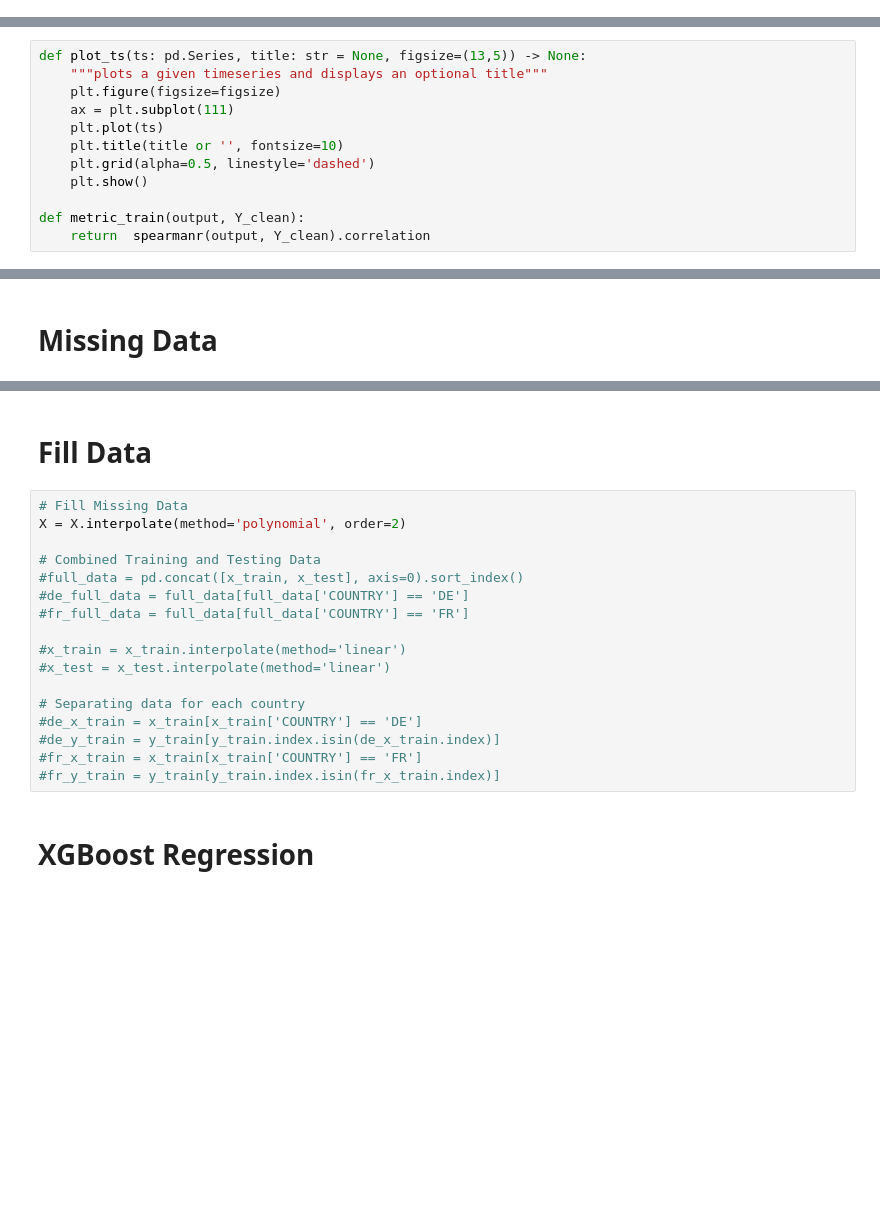
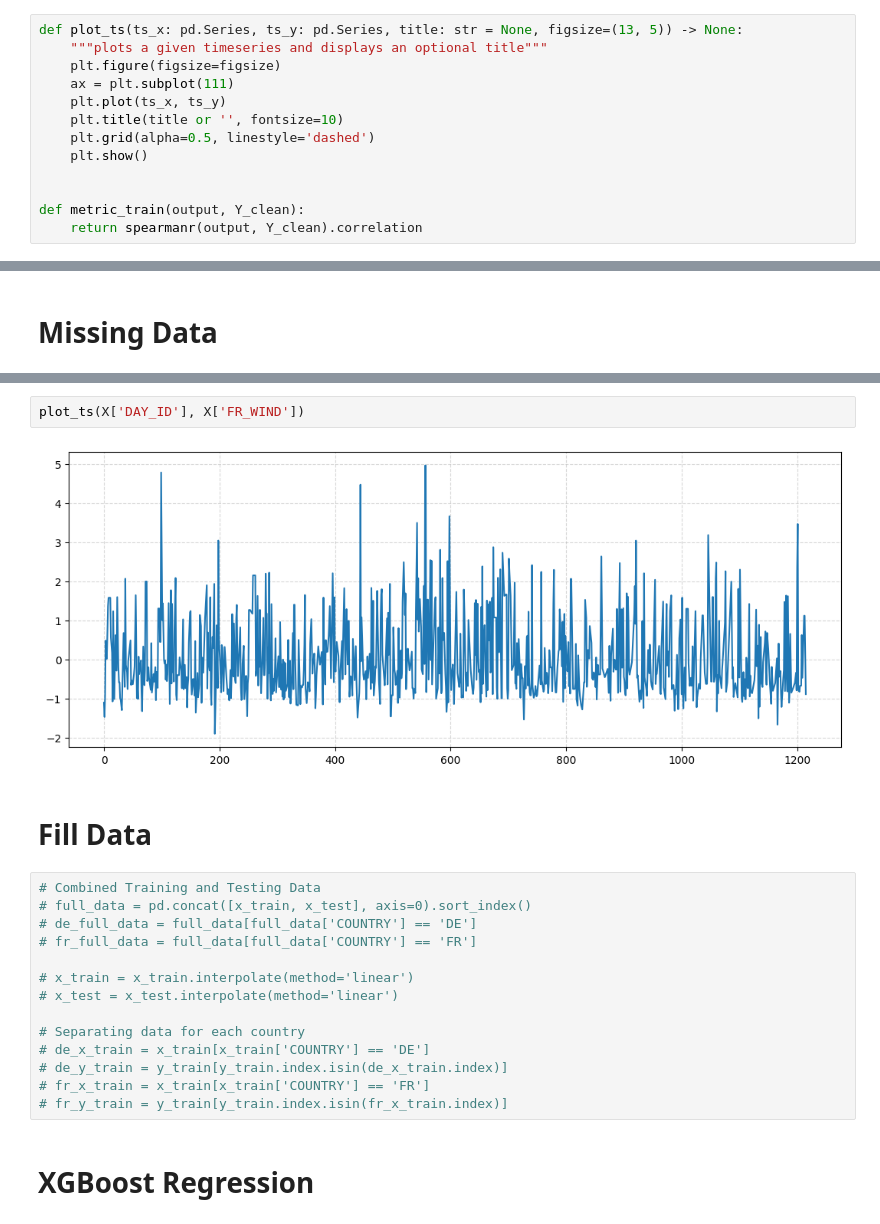
Before and after one commit to talhajamal11/QRT---Electricity-Prices---2023, a Jupyter notebook: src/main.ipynb, the cells around one changed output, grey strips where cells are left out. Cells and saved outputs as stored; diff of their text form; blank space fills up the shorter version.

```diff
--- a/src/main.ipynb
+++ b/src/main.ipynb
@@ -22,3 +24,16 @@ from xgboost import plot_importance
+# %%
+def plot_ts(ts_x: pd.Series, ts_y: pd.Series, title: str = None, figsize=(13, 5)) -> None:
+    """plots a given timeseries and displays an optional title"""
+    plt.figure(figsize=figsize)
+    ax = plt.subplot(111)
+    plt.plot(ts_x, ts_y)
+    plt.title(title or '', fontsize=10)
+    plt.grid(alpha=0.5, linestyle='dashed')
+    plt.show()
+
+
+def metric_train(output, Y_clean):
+    return spearmanr(output, Y_clean).correlation
 # %% [markdown]
 # Data Preprocessing
 # %%
@@ -34,12 +57,0 @@ x_validation = pd.read_csv(f"{curr_dir}data/X_test_final.csv").set_index('ID')
-# %%
-def plot_ts(ts: pd.Series, title: str = None, figsize=(13,5)) -> None:
-    """plots a given timeseries and displays an optional title"""
-    plt.figure(figsize=figsize)
-    ax = plt.subplot(111)
-    plt.plot(ts)
-    plt.title(title or '', fontsize=10)
-    plt.grid(alpha=0.5, linestyle='dashed')
-    plt.show()
-
-def metric_train(output, Y_clean):
-    return  spearmanr(output, Y_clean).correlation
@@ -59,22 +103,23 @@ plt.show()
+# %%
+plot_ts(X['DAY_ID'], X['FR_WIND'])
+# %% [output]
+[figure, added]
 # %% [markdown]
 # Fill Data
 # %%
-# Fill Missing Data
-X = X.interpolate(method='polynomial', order=2)
+# Combined Training and Testing Data
+# full_data = pd.concat([x_train, x_test], axis=0).sort_index()
+# de_full_data = full_data[full_data['COUNTRY'] == 'DE']
+# fr_full_data = full_data[full_data['COUNTRY'] == 'FR']
 
-# Combined Training and Testing Data
-#full_data = pd.concat([x_train, x_test], axis=0).sort_index()
-#de_full_data = full_data[full_data['COUNTRY'] == 'DE']
-#fr_full_data = full_data[full_data['COUNTRY'] == 'FR']
-
-#x_train = x_train.interpolate(method='linear')
-#x_test = x_test.interpolate(method='linear')
+# x_train = x_train.interpolate(method='linear')
+# x_test = x_test.interpolate(method='linear')
 
 # Separating data for each country
-#de_x_train = x_train[x_train['COUNTRY'] == 'DE']
-#de_y_train = y_train[y_train.index.isin(de_x_train.index)]
-#fr_x_train = x_train[x_train['COUNTRY'] == 'FR']
-#fr_y_train = y_train[y_train.index.isin(fr_x_train.index)]
+# de_x_train = x_train[x_train['COUNTRY'] == 'DE']
+# de_y_train = y_train[y_train.index.isin(de_x_train.index)]
+# fr_x_train = x_train[x_train['COUNTRY'] == 'FR']
+# fr_y_train = y_train[y_train.index.isin(fr_x_train.index)]
 # %% [markdown]
 # XGBoost Regression
 # %%
```
Also changed, not shown: parts of 14 cells of this notebook, 3 other files.
